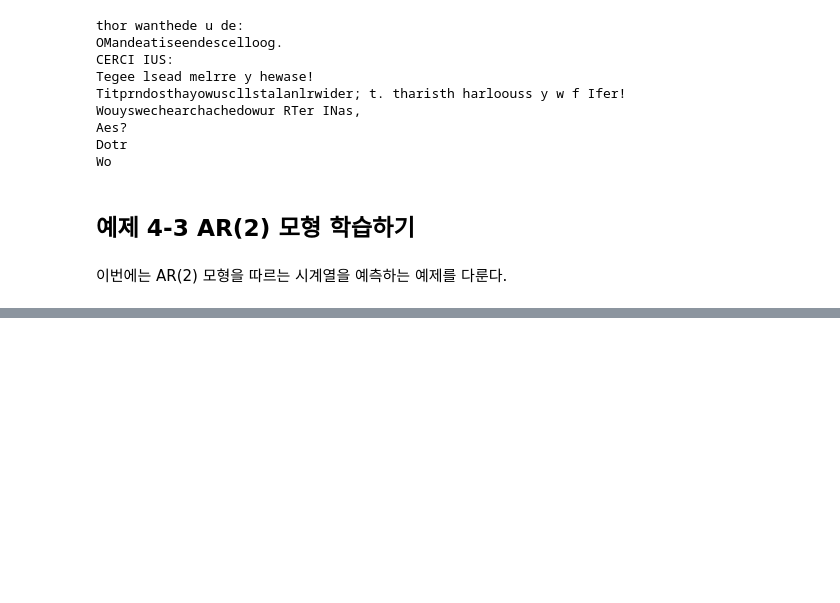
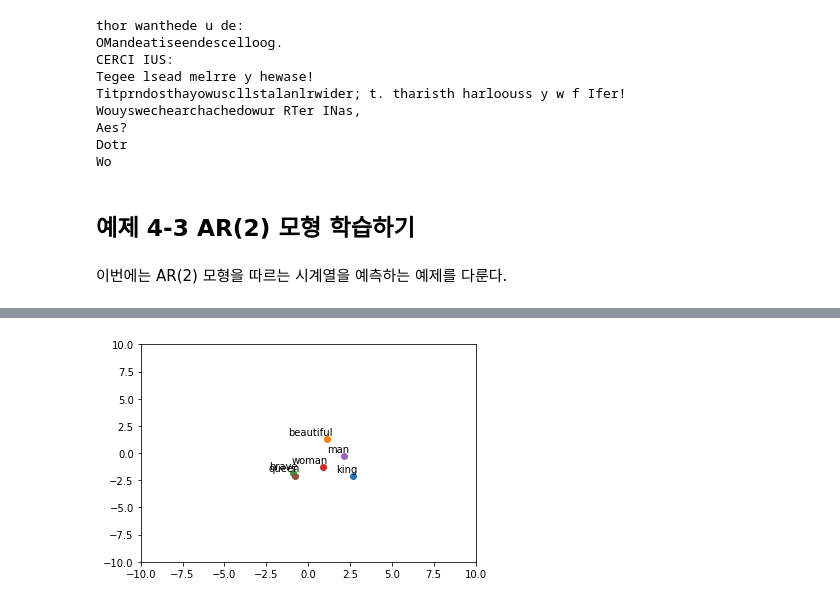
Before and after one commit to TrynBug/golbin, a Jupyter notebook: DeepLearningWithTnesorFlow/4장/예제4.ipynb, the cells around one changed output, grey strips where cells are left out. Drawn from its saved outputs; the diff is of its cells as text; code cells hidden in the pictures; blank space fills up the shorter version.

```diff
--- a/DeepLearningWithTnesorFlow/4장/예제4.ipynb
+++ b/DeepLearningWithTnesorFlow/4장/예제4.ipynb
@@ -538,0 +736,4 @@ model.add(tf.keras.layers.Dense(n_unique_chars))
+# %%
+# 임베딩 결과
+W1 = model.get_weights()[0] # 첫 번째 층의 가중치
+b1 = model.get_weights()[1] # 첫 번째 층의 bias
@@ -538,0 +750,15 @@ model.add(tf.keras.layers.Dense(n_unique_chars))
+# %%
+fig, ax = plt.subplots()
+
+#임베딩 그림
+for  i, label in enumerate(word_to_int):
+    x, y = vectors[i]
+    plt.xlim(-10,10)
+    plt.ylim(-10,10)
+    plt.scatter(x, y)
+    plt.annotate(label, xy=(x, y), xytext=(5, 2),
+                 textcoords='offset points', ha='right', va='bottom')
+
+plt.show()
+# %% [output]
+[figure, added]
```
Also changed, not shown: parts of 38 cells of this notebook.
